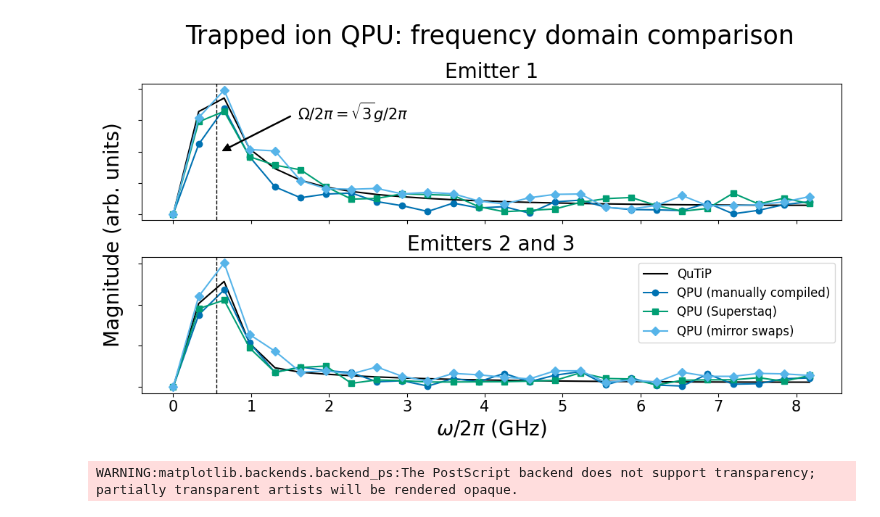
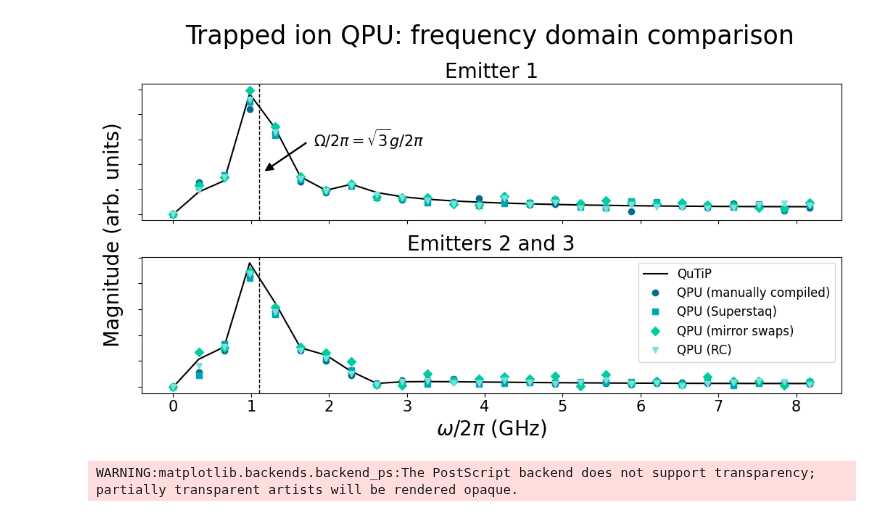
Before and after one commit to radulaski/CQED_quantum_simulation, a Jupyter notebook: notebooks/QSCOUT_fourier.ipynb, the cells around one changed output. Cells and saved outputs as stored; diff of their text form; code cells hidden in the pictures.

```diff
--- a/notebooks/QSCOUT_fourier.ipynb
+++ b/notebooks/QSCOUT_fourier.ipynb
@@ -67,7 +98,7 @@ mirror_results['avg_0100_0010'] = mirror_results[['0100', '0010']].mean(axis=1)
 # %%
 N = 3
-g = 2
-kappa = 5
+g = 4
+kappa = 2
 times = np.linspace(0, 3, 51)
 # %%
 initial_state = one_excited_emitter_state(N, 1)
@@ -76,7 +107,7 @@ qutip_results = solve_master_equation(N, g, kappa, initial_state, times)
 # Paper fourier for AQT
 rabi_freq = np.sqrt(3) * g / (2*np.pi)
 
-n = len(jaqal_results)
+n = len(manual)
 
 fig, axes = plt.subplots(2, 1, figsize=(10, 6))
 
@@ -86,8 +117,8 @@ freqs = np.fft.rfftfreq(n, times[1] - times[0])
 em1_fft_qt = np.abs(np.fft.rfft(qutip_results["Emitter 1"] - qutip_results["Emitter 1"].mean(), n))
 axes[0].plot(freqs, em1_fft_qt, label="QuTiP", color='black')
 
-em1_fft = np.abs(np.fft.rfft(jaqal_results["0010"] - jaqal_results["0010"].mean(), n))
-axes[0].plot(freqs, em1_fft, label="QPU (manually compiled)", marker='o', color='#0072b2')
+em1_fft = np.abs(np.fft.rfft(manual["Emitter 1"] - manual["Emitter 1"].mean(), n))
+axes[0].plot(freqs, em1_fft, label="QPU (manually compiled)", marker='o', color='#006d8f', linestyle='None')
 
 axes[0].set_xticklabels([])
 axes[0].set_yticklabels([])
@@ -99,8 +130,8 @@ axes[0].axvline(rabi_freq, lw=1, color='black', linestyle='--')
 em23_fft = np.abs(np.fft.rfft(qutip_results["Emitter 2"] - qutip_results["Emitter 2"].mean(), n))
 axes[1].plot(freqs, em23_fft, label="QuTiP", color='black')
 
-em23_fft = np.abs(np.fft.rfft(jaqal_results["avg_1000_0100"] - jaqal_results["avg_1000_0100"].mean(), n))
-axes[1].plot(freqs, em23_fft, label="QPU (manually compiled)", marker='o', color='#0072b2')
+em23_fft = np.abs(np.fft.rfft(manual["Emitter 2"] - manual["Emitter 2"].mean(), n))
+axes[1].plot(freqs, em23_fft, label="QPU (manually compiled)", marker='o', color='#006d8f', linestyle='None')
 
 axes[1].tick_params(axis='x', labelsize=15)
 axes[1].set_yticklabels([])
@@ -109,48 +140,56 @@ axes[1].axvline(rabi_freq, lw=1, color='black', linestyle='--')
 
 
 ### superstaq compiled
-em1_fft_superstaq = np.abs(np.fft.rfft(superstaq_results_norm["1000"] - superstaq_results_norm["1000"].mean(), n))
-axes[0].plot(freqs, em1_fft_superstaq, label="QPU (Superstaq)", marker='s', color='#009e73')
+em1_fft_superstaq = np.abs(np.fft.rfft(superstaq["Emitter 1"] - superstaq["Emitter 1"].mean(), n))
+axes[0].plot(freqs, em1_fft_superstaq, label="QPU (Superstaq)", marker='s', color='#00a5b3', linestyle='None')
 
-em23_fft_superstaq = np.abs(np.fft.rfft(superstaq_results_norm["avg_0100_0010"] - superstaq_results_norm["avg_0100_0010"].mean(), n))
-axes[1].plot(freqs, em23_fft_superstaq, label="QPU (Superstaq)", marker='s', color='#009e73')
+em23_fft_superstaq = np.abs(np.fft.rfft(superstaq["Emitter 2"] - superstaq["Emitter 2"].mean(), n))
+axes[1].plot(freqs, em23_fft_superstaq, label="QPU (Superstaq)", marker='s', color='#00a5b3', linestyle='None')
 
 
 ### mirror swaps
-em1_fft_nox = np.abs(np.fft.rfft(mirror_results["1000"] - mirror_results["1000"].mean(), n))
-axes[0].plot(freqs, em1_fft_nox, label="QPU (mirror swaps)", marker='D', color='#56b4e9')
+em1_fft_nox = np.abs(np.fft.rfft(mirror_swap["Emitter 1"] - mirror_swap["Emitter 1"].mean(), n))
+axes[0].plot(freqs, em1_fft_nox, label="QPU (mirror swaps)", marker='D', color='#00cc9f', linestyle='None')
 
-em23_fft_nox = np.abs(np.fft.rfft(mirror_results["avg_0100_0010"] - mirror_results["avg_0100_0010"].mean(), n))
-axes[1].plot(freqs, em23_fft_nox, label="QPU (mirror swaps)", marker='D', color='#56b4e9')
+em23_fft_nox = np.abs(np.fft.rfft(mirror_swap["Emitter 2"] - mirror_swap["Emitter 2"].mean(), n))
+axes[1].plot(freqs, em23_fft_nox, label="QPU (mirror swaps)", marker='D', color='#00cc9f', linestyle='None')
+
+
+### RC
+em1_fft_nox = np.abs(np.fft.rfft(rc["Emitter 1"] - rc["Emitter 1"].mean(), n))
+axes[0].plot(freqs, em1_fft_nox, label="QPU (RC)", marker='v', color='#7cdfdd', linestyle='None')
+
+em23_fft_nox = np.abs(np.fft.rfft(rc["Emitter 2"] - rc["Emitter 2"].mean(), n))
+axes[1].plot(freqs, em23_fft_nox, label="QPU (RC)", marker='v', color='#7cdfdd', linestyle='None')
 
 
 axes[1].set_xlabel(r"$\omega / 2\pi$ (GHz)", fontsize=20)
 
 
 ##
 fig.text(-0.04, 0.72, "Magnitude (arb. units)", transform=axes[0].transAxes,
         ha='center', va='top', fontsize=20, rotation=90)
 ##
 axes[0].annotate(
     r'$\Omega/2\pi = \sqrt{3}g/2\pi$', # the text of the annotation
     fontsize=15,
-    xy=(rabi_freq + 0.06, 2),       # the point (x,y) to annotate
-    xytext=(1.6, 3),   # the position of the text (x,y)
+    xy=(rabi_freq + 0.06, 1.7),       # the point (x,y) to annotate
+    xytext=(1.8, 2.7),   # the position of the text (x,y)
     arrowprops=dict(
         arrowstyle="simple, tail_width=0.05, head_width=.5, head_length=.5",
         connectionstyle="arc3",  # connection style
         facecolor='black',
         relpos=(-0.05, 0.4),
     )
 )
 ##
 
 fig.suptitle("Trapped ion QPU: frequency domain comparison", fontsize=25)
 plt.legend(fontsize=12)
 plt.tight_layout()
 fig.show()
 # %% [output]
-[figure, old version]
+[figure, new version]
 # %%
 fig.savefig("../figures/QSCOUT_fourier.eps")
 # %% [output]
```
Also changed, not shown: parts of 7 cells of this notebook, 13 other files.
